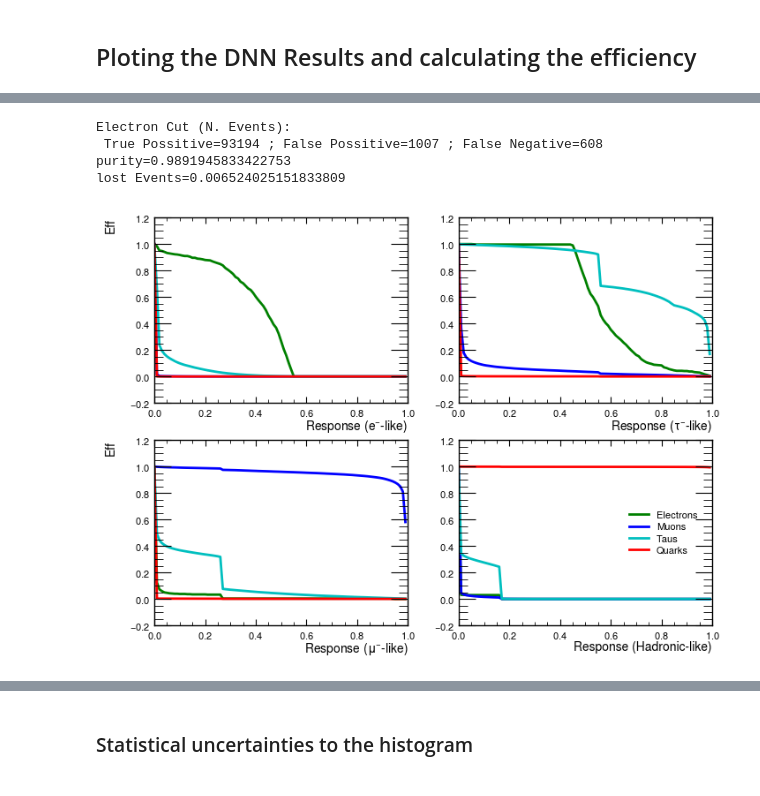
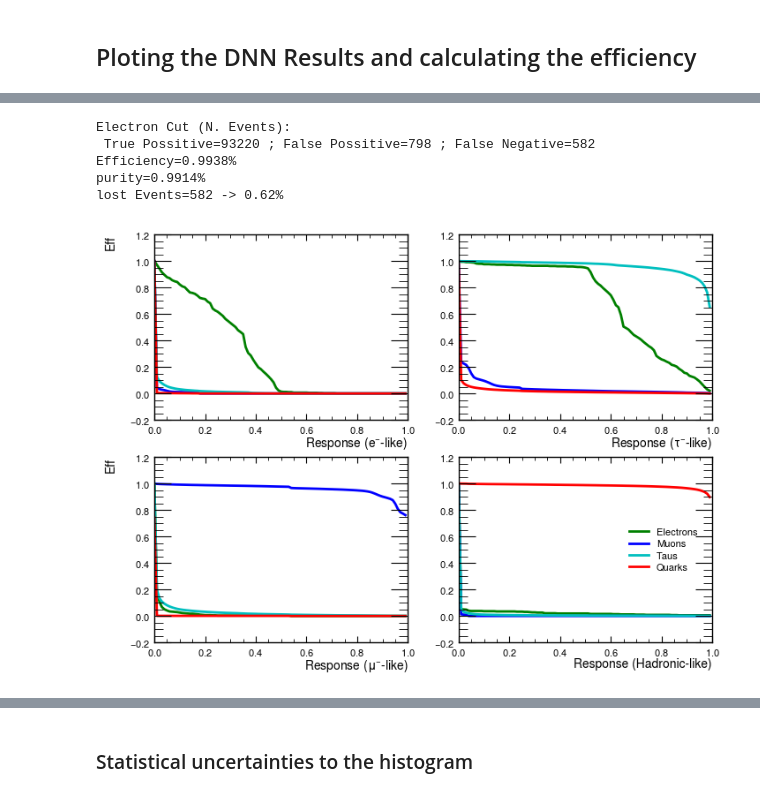
Before and after one commit to rihoppe/z0-precisionmeasurement, a Jupyter notebook: z0_experiment.ipynb, the cells around one changed output, grey strips where cells are left out. Cells and saved outputs as stored; diff of their text form; code cells hidden in the pictures.

```diff
--- a/z0_experiment.ipynb
+++ b/z0_experiment.ipynb
@@ -182,7 +190,8 @@ with open(Outfolder+"TrainingHistory.json", 'w') as f:
 # %%
 # Here we load and apply the already trained model
 Model = keras.models.load_model(Outfolder)
-Response = Model.predict(mc_all, verbose=0)
+Response = Model.predict(mc_all[:,[2,3,4,5,7,8]], verbose=0)
+ResponseData = Model.predict(data[:,[2,3,4,5,7,8]], verbose=0)
 # %% [markdown]
 ## Ploting the DNN Results and calculating the efficiency
 # %%
@@ -307,10 +316,14 @@ plotall(ee_eff,mm_eff,tt_eff,hh_eff)
 #plt.axvline(0.32, ls="--", color="k")
 #plt.show()
 
-condition_hh = Response[:,3]>=0.32
-print("Hadron Cut (N. Events):\n True Possitive={} ; False Possitive={} ; False Negative={}".format(len(ML_Labels[condition_hh][ML_Labels[condition_hh]==3]), len(ML_Labels[condition_hh][ML_Labels[condition_hh]!=3]), len(ML_Labels[np.invert(condition_hh)][ML_Labels[np.invert(condition_hh)]==3])))
-print("purity={}".format(1-(len(ML_Labels[condition_hh][ML_Labels[condition_hh]!=3])/len(ML_Labels[condition_hh][ML_Labels[condition_hh]==3]))))
-print("lost Events={}".format(len(ML_Labels[np.invert(condition_hh)][ML_Labels[np.invert(condition_hh)]==3])/len(ML_Labels[condition_hh][ML_Labels[condition_hh]==3])))
+condition_hh = Response[:,3]>=0.20
+True_poss = len(ML_Labels[condition_hh][ML_Labels[condition_hh]==3])    # Should be categorized as a Hadron and is categorized as a Hadron
+False_poss = len(ML_Labels[condition_hh][ML_Labels[condition_hh]!=3])   # Should be categorized as something else but is categorized as a Hadron
+False_neg = len(ML_Labels[np.invert(condition_hh)][ML_Labels[np.invert(condition_hh)]==3]) # Should be categorized as a Hadron but it is categorized as something else
+print("Hadron Cut (N. Events):\n True Possitive={} ; False Possitive={} ; False Negative={}".format(True_poss, False_poss, False_neg))
+print("Efficiency={:.4f}".format((True_poss/(True_poss+False_neg))))
+print("purity={:.4f}".format(1-(False_poss/True_poss) ))
+print("lost Events={} -> {:.2f}%".format(False_neg,(False_neg/(True_poss+False_neg)*100)))
 
 
 '''After Hadron Cut'''
@@ -330,26 +344,32 @@ lost Events=0.0021249771234520204
 # %%
 '''To Look for Electron Cut'''
 #for i in range(len(rangeX)):
 #    print([round(rangeX[i],3), round(ee_eff_1[Types[0][1]][i],5), round(ee_eff_1["FalsePossitives"][i],5)])
 #plt.plot(rangeX,ee_eff_1[Types[0][1]]/ee_eff_1["FalsePossitives"])
 #plt.axvline(0.35, ls="--", color="k")
 #plt.show()
 
-condition_ee = np.bitwise_and(np.invert(condition_hh), Response[:,0]>=0.55)
-print("Electron Cut (N. Events):\n True Possitive={} ; False Possitive={} ; False Negative={}".format(len(ML_Labels[condition_ee][ML_Labels[condition_ee]==0]), len(ML_Labels[condition_ee][ML_Labels[condition_ee]!=0]), len(ML_Labels[np.invert(condition_ee)][ML_Labels[np.invert(condition_ee)]==0])))
-print("purity={}".format(1-(len(ML_Labels[condition_ee][ML_Labels[condition_ee]!=0])/len(ML_Labels[condition_ee][ML_Labels[condition_ee]==0]))))
-print("lost Events={}".format(len(ML_Labels[np.invert(condition_ee)][ML_Labels[np.invert(condition_ee)]==0])/len(ML_Labels[condition_ee][ML_Labels[condition_ee]==0])))
+condition_ee = np.bitwise_and(np.invert(condition_hh), Response[:,0]>=0.5)
+True_poss = len(ML_Labels[condition_ee][ML_Labels[condition_ee]==0])
+False_poss = len(ML_Labels[condition_ee][ML_Labels[condition_ee]!=0])
+False_neg = len(ML_Labels[np.invert(condition_ee)][ML_Labels[np.invert(condition_ee)]==0])
+print("Electron Cut (N. Events):\n True Possitive={} ; False Possitive={} ; False Negative={}".format(True_poss, False_poss, False_neg))
+print("Efficiency={:.4f}%".format((True_poss/(True_poss+False_neg))))
+print("purity={:.4f}%".format(1-(False_poss/True_poss) ))
+print("lost Events={} -> {:.2f}%".format(False_neg,(False_neg/(True_poss+False_neg)*100)))
+
 
 '''After Electron Cut'''
 #0->ee ; 1->mm ; 2->tt ; 3->hh
 ee_eff_2 = efficiencycalc(Response[np.invert(condition_ee)],ML_Labels[np.invert(condition_ee)],0)
 mm_eff_2 = efficiencycalc(Response[np.invert(condition_ee)],ML_Labels[np.invert(condition_ee)],1)
 tt_eff_2 = efficiencycalc(Response[np.invert(condition_ee)],ML_Labels[np.invert(condition_ee)],2)
 hh_eff_2 = efficiencycalc(Response[np.invert(condition_ee)],ML_Labels[np.invert(condition_ee)],3)
 plotall(ee_eff_2,mm_eff_2,tt_eff_2,hh_eff_2)
 # %% [output]
 Electron Cut (N. Events):
- True Possitive=93194 ; False Possitive=1007 ; False Negative=608
-purity=0.9891945833422753
-lost Events=0.006524025151833809
+ True Possitive=93220 ; False Possitive=798 ; False Negative=582
+Efficiency=0.9938%
+purity=0.9914%
+lost Events=582 -> 0.62%
-[figure, old version]
+[figure, new version]
```
Also changed, not shown: parts of 18 cells of this notebook.
